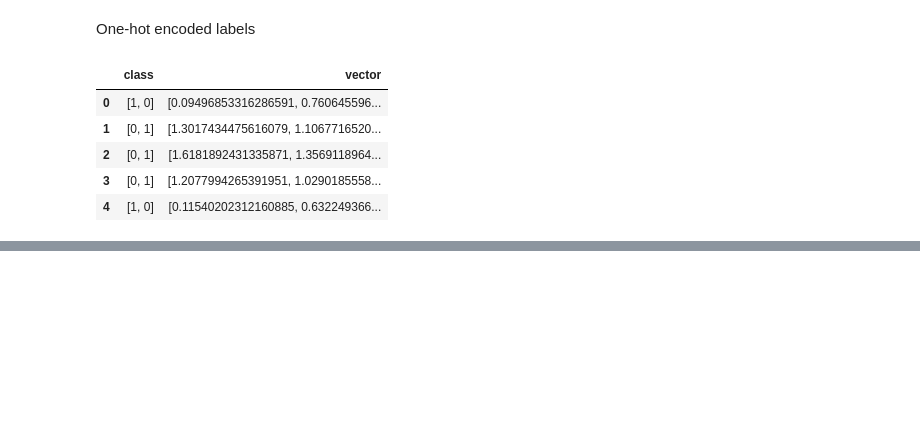
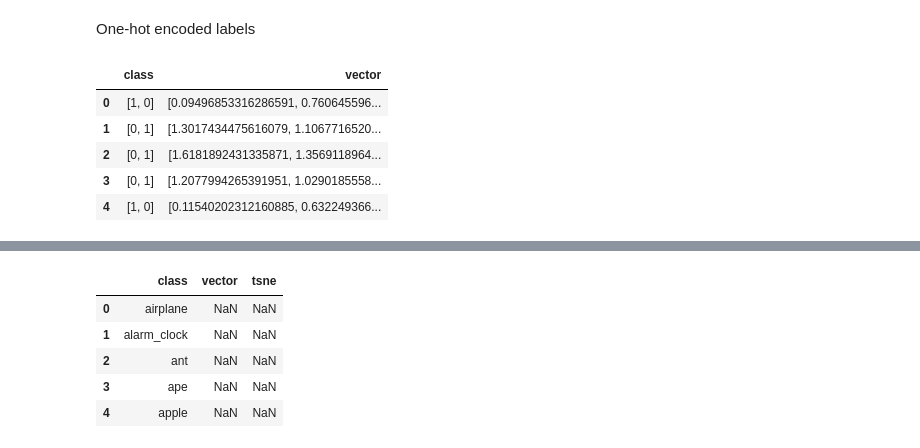
Before and after one commit to fcoclavero/vscvs, a Jupyter notebook: experiments/datasets.ipynb, the cells around one changed output, grey strips where cells are left out. Saved outputs shown, nothing was run; the diff lists cells and outputs as text; code cells hidden in the pictures; blank space fills up the shorter version.

```diff
--- a/experiments/datasets.ipynb
+++ b/experiments/datasets.ipynb
@@ -109,0 +114,13 @@ pickle.dump(data, open(os.path.join(ROOT_DIR, 'static', 'pickles', 'discriminato
+# %%
+class_names = os.listdir(image_root)
+
+classes = pd.DataFrame(columns=['class', 'vector', 'tsne'])
+classes['class'] = class_names
+classes.head()
+# %% [output]
+|  | class | vector | tsne |
+| 0 | airplane | NaN | NaN |
+| 1 | alarm_clock | NaN | NaN |
+| 2 | ant | NaN | NaN |
+| 3 | ape | NaN | NaN |
+| 4 | apple | NaN | NaN |
```
Also changed, not shown: parts of 6 cells of this notebook.
